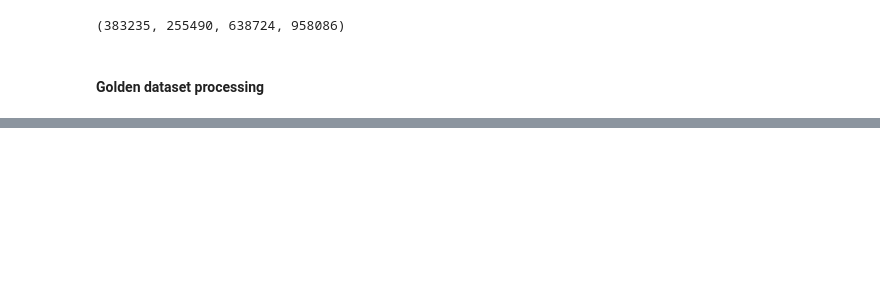
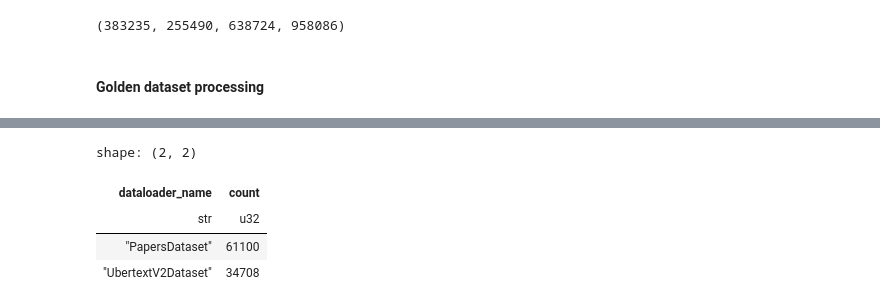
Before and after one commit to ostapbodnar/md-models-training-and-evaluation, a Jupyter notebook: notebooks/dataset_merging_and_spliting.ipynb, the cells around one changed output, grey strips where cells are left out. Drawn from its saved outputs; the diff is of its cells as text; code cells hidden in the pictures; blank space fills up the shorter version.

```diff
--- a/notebooks/dataset_merging_and_spliting.ipynb
+++ b/notebooks/dataset_merging_and_spliting.ipynb
@@ -114,0 +175,9 @@ test_df.write_csv(golden_split_folder / 'test.tsv', separator='\t', quote_char='
+# %%
+counts = df['dataloader_name'].value_counts()
+counts
+# %% [output]
+shape: (2, 2)
+| dataloader_name | count |
+| str | u32 |
+| "PapersDataset" | 61100 |
+| "UbertextV2Dataset" | 34708 |
```
Also changed, not shown: parts of 7 cells of this notebook, 11 other files.
